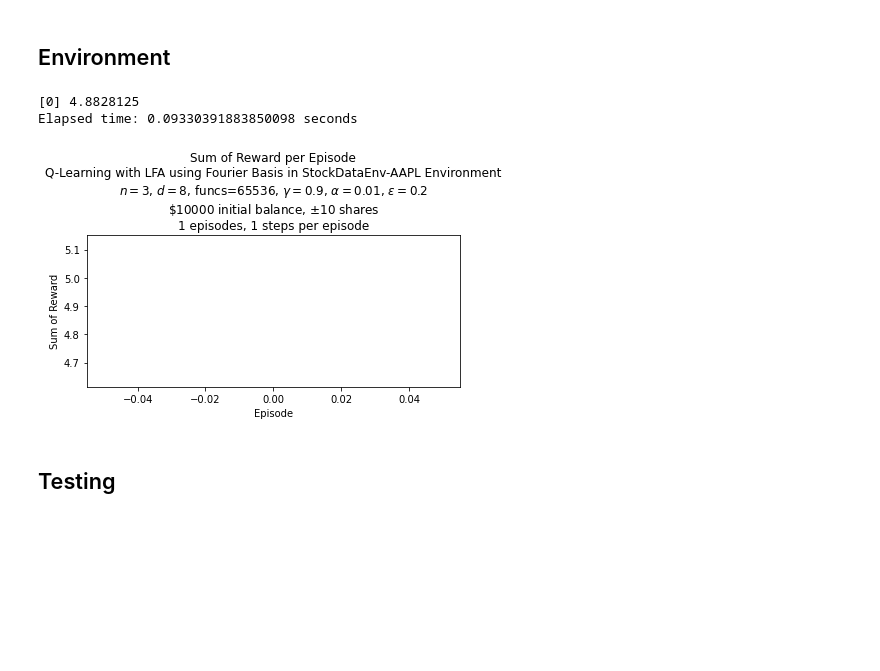
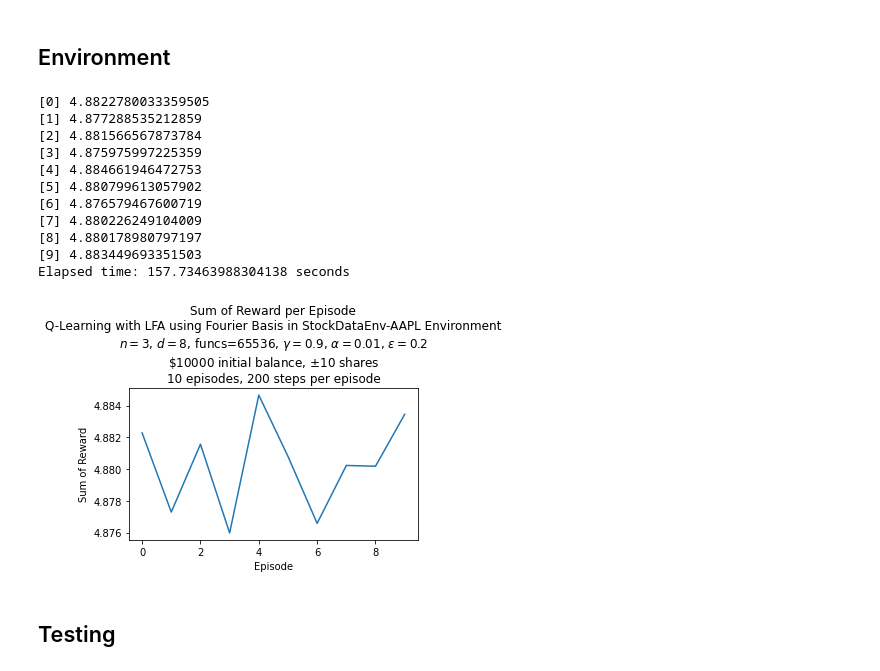
Before and after one commit to zanderman/smart-stock-rl, a Jupyter notebook: jupyter/experiments_qsfm.ipynb, the cells around one changed output. Cells and saved outputs as stored; diff of their text form; code cells hidden in the pictures; blank space fills up the shorter version.

```diff
--- a/jupyter/experiments_qsfm.ipynb
+++ b/jupyter/experiments_qsfm.ipynb
@@ -224,34 +224,43 @@ lfa = ss.mapping.fourier.FourierStateFeatureMapping(obs_low, obs_high, order)
 # Create Q-learning algorithm agent with LFA.
 agent = ss.algorithms.qlearning.qsfm.QSFM(env, lfa, gamma, alpha, epsilon)
 # %%
-max_episodes = 1 # 100 # 1000 # Upper-limit on number of possible episodes.
-max_steps = 1 # 500
+max_episodes = 10 # 1000 # Upper-limit on number of possible episodes.
+max_steps = 200
 render = False
 render_mode = 'csv'
 
 # Train the agent
 with timecontextprint():
     rewards, found_soln = train_QSFM(
         agent,
         env,
         max_episodes,
         max_steps,
         render,
         render_mode,
     )
 
 # Plot the rewards.
 plt.figure()
 plt.plot(rewards)
 plt.title(f"Sum of Reward per Episode\nQ-Learning with LFA using Fourier Basis in {env.name} Environment\n$n={order}$, $d={obs_low.size}$, funcs={lfa.coeffs.shape[0]}, $\gamma={gamma}$, $\\alpha={alpha}$, $\epsilon={epsilon}$\n\${env.start_balance} initial balance, $\pm${env.max_shares} shares\n{max_episodes} episodes, {'No max' if max_steps is None else max_steps} steps per episode")
 plt.xlabel('Episode')
 plt.ylabel('Sum of Reward')
 plt.tight_layout()
 plt.show()
 # %% [output]
-[0] 4.8828125
-Elapsed time: 0.09330391883850098 seconds
+[0] 4.8822780033359505
+[1] 4.877288535212859
+[2] 4.881566567873784
+[3] 4.875975997225359
+[4] 4.884661946472753
+[5] 4.880799613057902
+[6] 4.876579467600719
+[7] 4.880226249104009
+[8] 4.880178980797197
+[9] 4.883449693351503
+Elapsed time: 157.73463988304138 seconds
-[figure, old version]
+[figure, new version]
 # %% [markdown]
 ## Testing
 # %%
```
Also changed, not shown: parts of 8 cells of this notebook, 1 other file.
